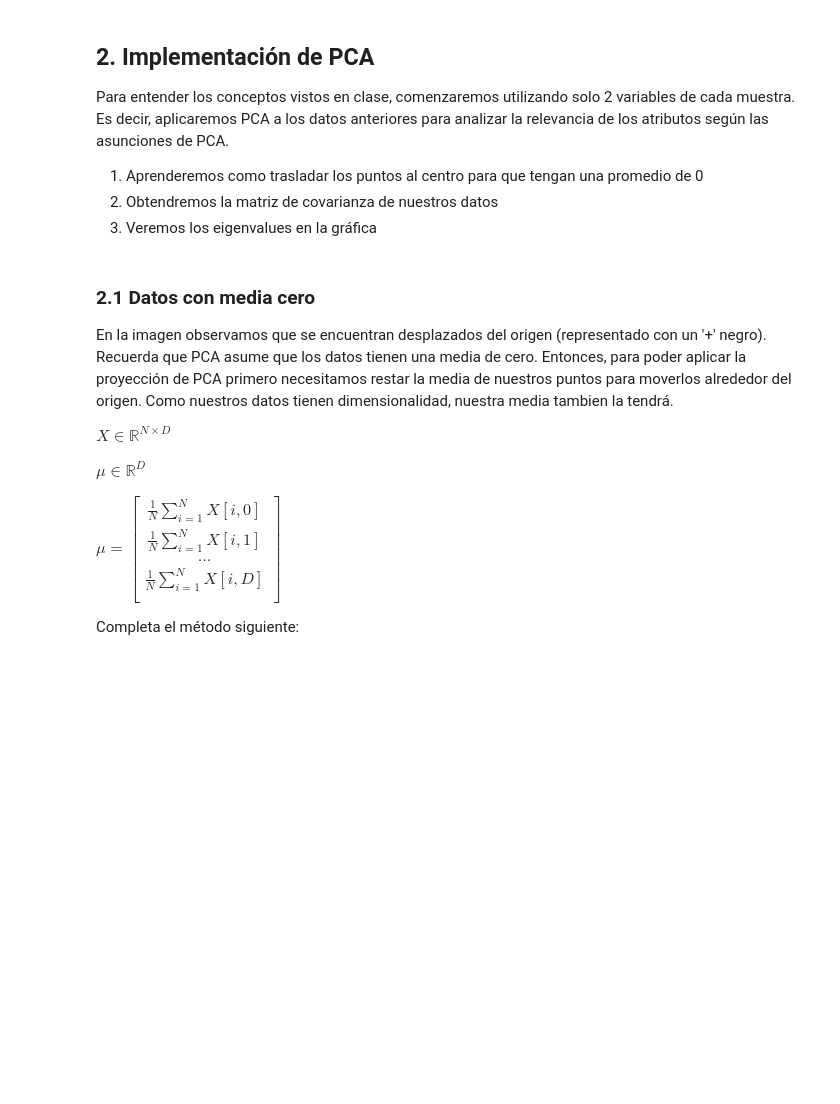
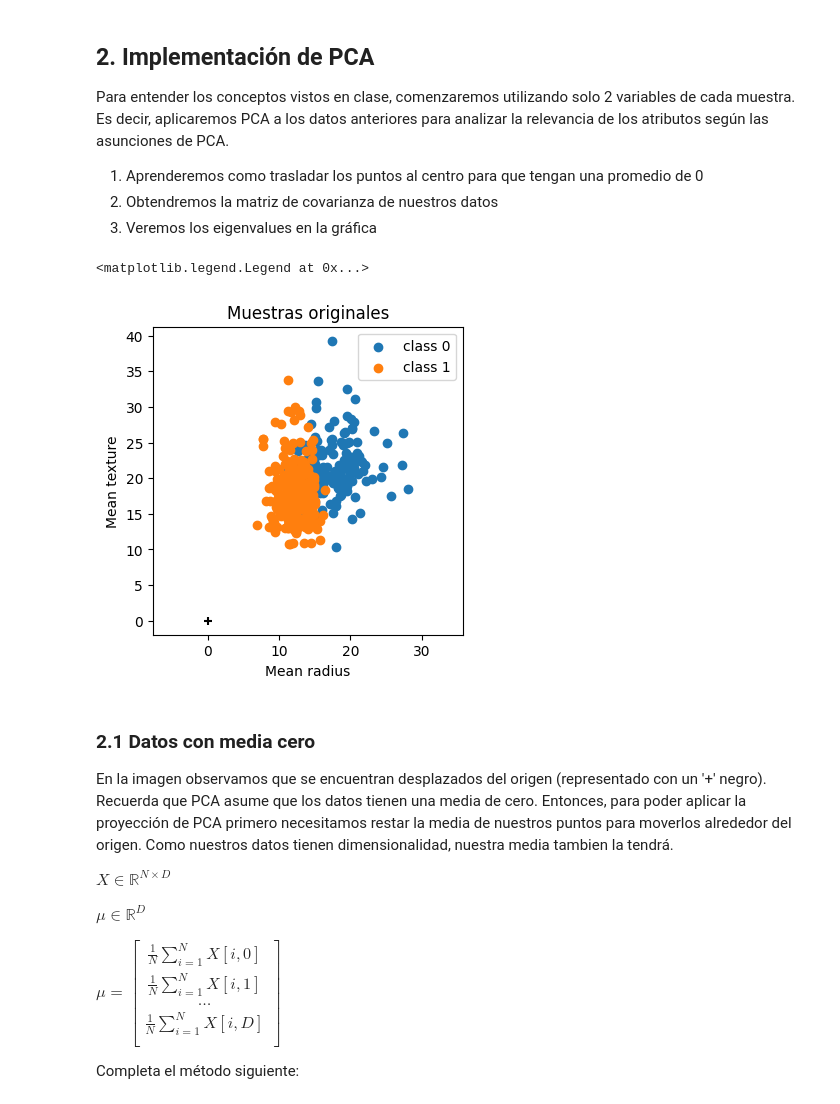
Before and after one commit to xJonathanS7x/SI23-BongoCat, a Jupyter notebook: ejercicio_3-PCA-tSNE/ejercicio_3.ipynb, the cells around one changed output. Saved outputs shown, nothing was run; the diff lists cells and outputs as text; code cells hidden in the pictures; blank space fills up the shorter version.

```diff
--- a/ejercicio_3-PCA-tSNE/ejercicio_3.ipynb
+++ b/ejercicio_3-PCA-tSNE/ejercicio_3.ipynb
@@ -49,30 +75,33 @@ Para entender los conceptos vistos en clase, comenzaremos utilizando solo 2 vari
 # %%
 # Nos quedamos solo con los componentes "mean radius" y "mean texture"
 X = data_train[["mean radius", "mean texture"]].to_numpy()
 
 fig, ax = plt.subplots(1, 1, figsize=(4, 4))
 ax.set_title("Muestras originales")
 ax.axis('equal')
 
 
 # En el siguiente foorloop graficamos de manera separada los puntos de distintas clases
 # En este contexto, los puntos de diferentes clases se muestran en un color distinto.
 for c in range(2):
     # TODO: Selecciona los valores de X que corresponden a la clase c
     # es decir, X cuando la etiqueta target_train == c
     # === Start solution ==== #
-    class_datapoints = X[...]
+    class_datapoints = X[target_train == c]
     # === End solution ==== #
     ax.scatter(
         class_datapoints[:, 0],  # Todos los datos de clase c, columna de atributo 1
         class_datapoints[:, 1],  # Todos los datos de clase c, columna de atributo 2
         label = f"class {c}"
     )
 ax.set_xlabel("Mean radius")
 ax.set_ylabel("Mean texture")
 # Imprimirá el origen
 ax.scatter(0, 0, c="black", marker="+")
 ax.legend()
+# %% [output]
+<matplotlib.legend.Legend at 0x...>
+[figure, added]
 # %% [markdown]
 ### 2.1 Datos con media cero
 En la imagen observamos que se encuentran desplazados del origen (representado con un '+' negro). Recuerda que PCA asume que los datos tienen una media de cero. Entonces, para poder aplicar la proyección de PCA primero necesitamos restar la media de nuestros puntos para moverlos alrededor del origen. Como nuestros datos tienen dimensionalidad, nuestra media tambien la tendrá.
```
Also changed, not shown: parts of 17 cells of this notebook.
